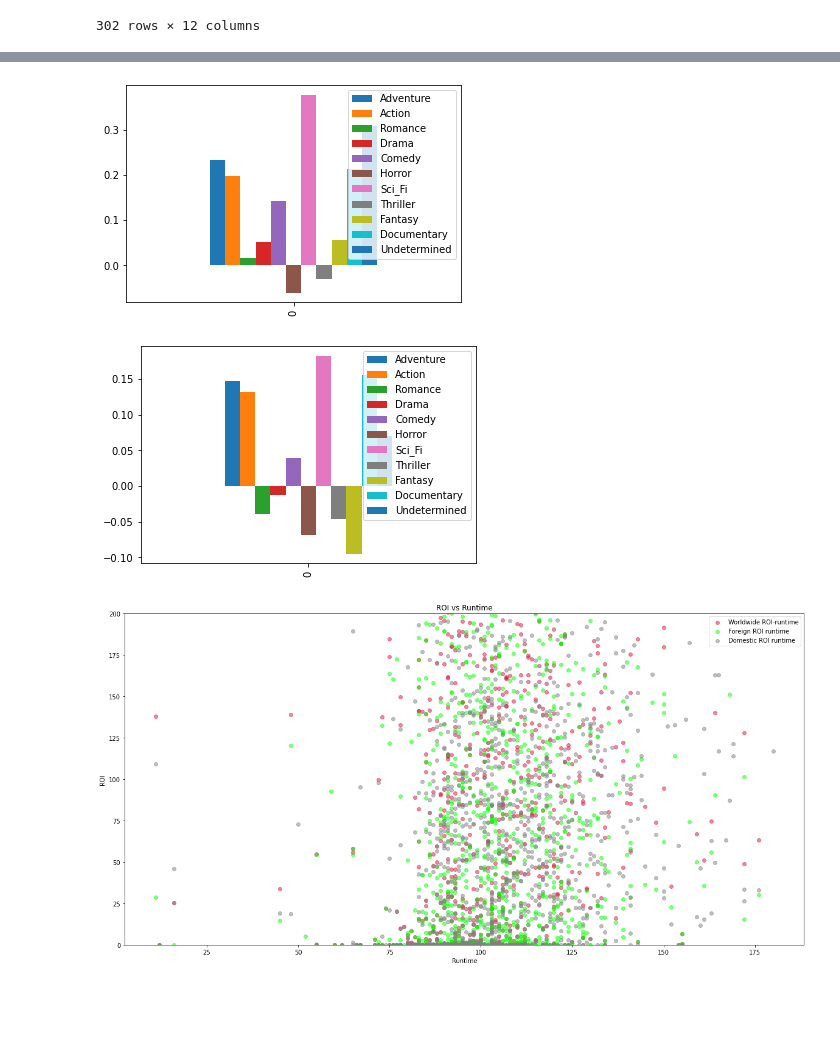
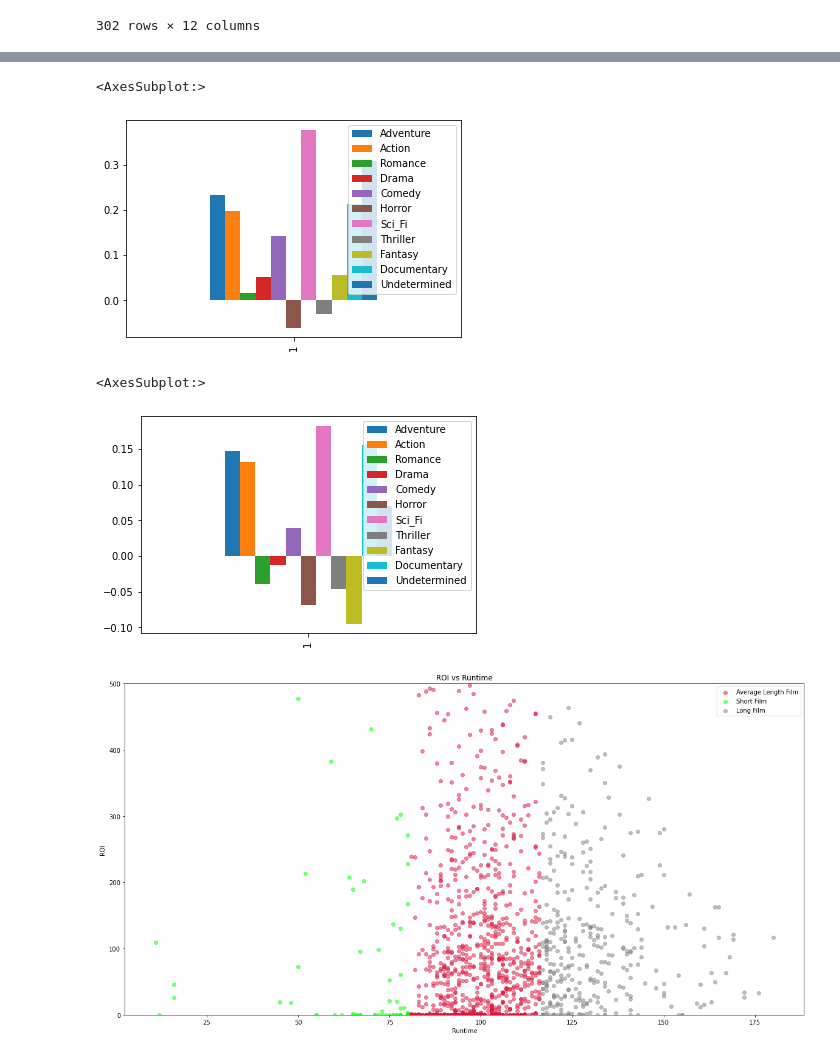
Before and after one commit to icapeli/icapeli-phase_1_project, a Jupyter notebook: Final_Code.ipynb, the cells around one changed output, grey strips where cells are left out. Drawn from its saved outputs; the diff is of its cells as text; code cells hidden in the pictures; blank space fills up the shorter version.

```diff
--- a/Final_Code.ipynb
+++ b/Final_Code.ipynb
@@ -269,10 +283,10 @@ more_cor_1= {'Adventure': Adventure['production_budget'].corr(Adventure['foreign
            'Fantasy':Fantasy['production_budget'].corr(Fantasy['foreign_ROI %']),
            'Documentary': Documentary['production_budget'].corr(Documentary['foreign_ROI %']),
            'Undetermined':Undetermined['production_budget'].corr(Undetermined['foreign_ROI %'])}
-Genre_Corre =pd.DataFrame(more_cor_1, index=[0])
+Genre_Corre =pd.DataFrame(more_cor_1, index=[1])
 Genre_Corre.plot(kind='bar')
-ax.set_ylim([-.1,1]);
 # %% [output]
+<AxesSubplot:>
 [figure]
 # %%
 # Worldwide ROI correlation by genre
@@ -287,40 +301,50 @@ more_cor_2= {'Adventure': Adventure['production_budget'].corr(Adventure['worldwi
            'Fantasy':Fantasy['production_budget'].corr(Fantasy['worldwide_ROI %']),
            'Documentary': Documentary['production_budget'].corr(Documentary['worldwide_ROI %']),
            'Undetermined':Undetermined['production_budget'].corr(Undetermined['worldwide_ROI %'])}
-Genre_Corre =pd.DataFrame(more_cor_2, index=[0])
+Genre_Corre =pd.DataFrame(more_cor_2, index=[1])
 Genre_Corre.plot(kind='bar')
-ax.set_ylim([-.1,1]);
 # %% [output]
+<AxesSubplot:>
 [figure]
 # %%
-#scatter plot of runtime and various returns
-fig, ax = plt.subplots(figsize=(20, 10))
-
-ax.scatter(
-    y=by_genre_df["worldwide_ROI %"],
-    x=by_genre_df['runtime_minutes'],
-    alpha=.5,
-    color="crimson",
-    label="Worldwide ROI-runtime"
-)
-ax.scatter(
-    y=by_genre_df["foreign_ROI %"],
-    x=by_genre_df['runtime_minutes'],
-    alpha=.5,
-    color="lime",
-    label="Foreign ROI runtime"
-)
-ax.scatter(
-    y=by_genre_df["domestic_ROI %"],
-    x= by_genre_df['runtime_minutes'],
-    alpha=.5,
-    color="gray",
-    label="Domestic ROI runtime"
-)
-ax.set_xlabel("Runtime")
-ax.set_ylabel("ROI ")
-ax.set_title("ROI vs Runtime")
-ax.set_ylim([0, 200])
-ax.legend();
+#Creating new tables based on runtime
+# median runtime is 103
+run=by_genre_df["runtime_minutes"]
+# Up to 80 minutes
+short_film = by_genre_df[run <= 80]
+# From 80+ to 116 minutes
+average_length_film = by_genre_df[(run >80 )& (run <= 116) ]
+# Over 116 minutes
+long_film = by_genre_df[run > 116]
-# %% [output]
-[figure, removed]
+# %%
+# ROI vs Runtime Scatter Plot
+fig, ax = plt.subplots(figsize=(20, 10))
+
+ax.scatter(
+    y=average_length_film['domestic_ROI %'],
+    x=average_length_film['runtime_minutes'],
+    alpha=.5,
+    color="crimson",
+    label="Average Length Film"
+)
+ax.scatter(
+    y=short_film['domestic_ROI %'],
+    x=short_film['runtime_minutes'],
+    alpha=.5,
+    color="lime",
+    label="Short Film"
+)
+ax.scatter(
+    y=long_film['domestic_ROI %'],
+    x= long_film['runtime_minutes'],
+    alpha=.5,
+    color="gray",
+    label="Long Film"
+)
+ax.set_xlabel("Runtime")
+ax.set_ylabel("ROI ")
+ax.set_title("ROI vs Runtime")
+ax.set_ylim([0, 500])
+ax.legend();
+# %% [output]
+[figure, added]
```
Also changed, not shown: parts of 5 cells of this notebook.
